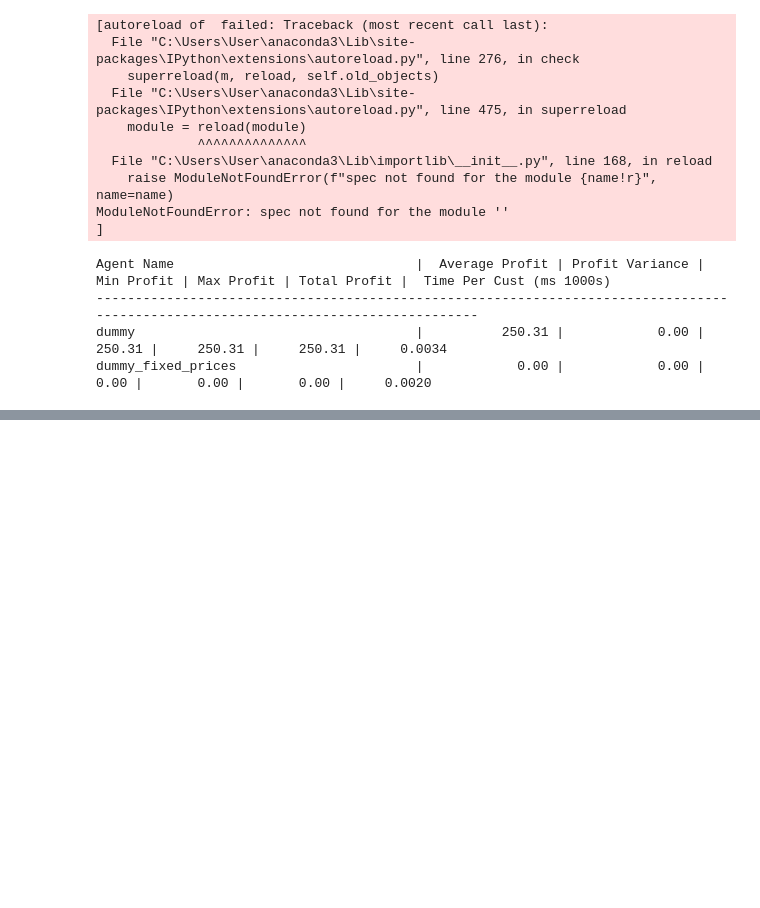
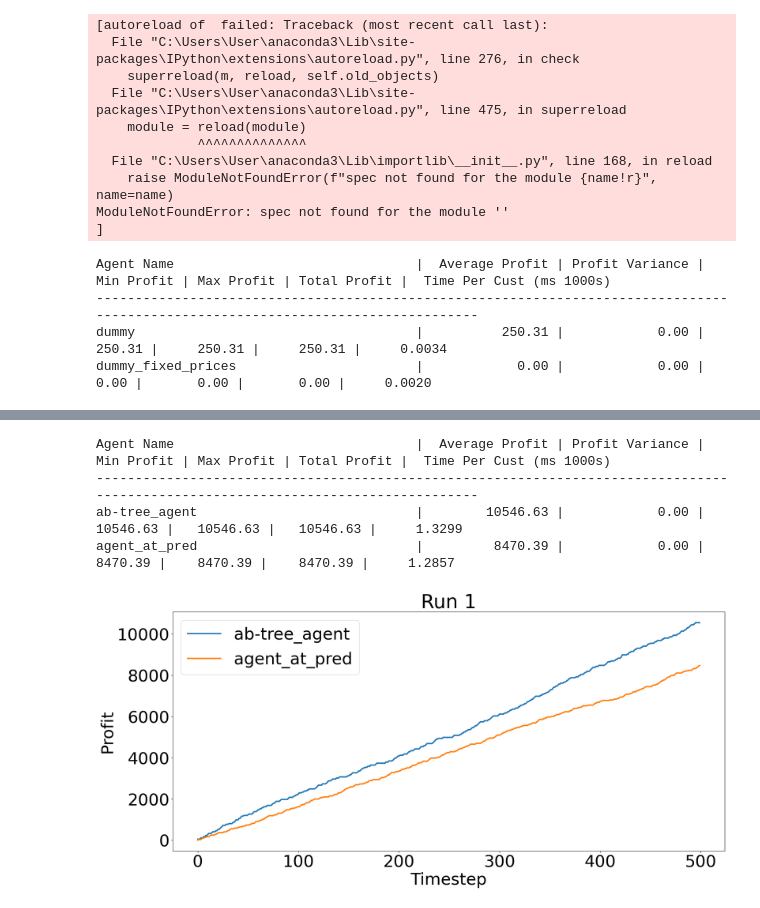
Before and after one commit to bwoody13/Competitive-Pricing-Algorithm, a Jupyter notebook: run_gym_headtohead_localcomputer.ipynb, the cells around one changed output, grey strips where cells are left out. Drawn from its saved outputs; the diff is of its cells as text; code cells hidden in the pictures; blank space fills up the shorter version.

```diff
--- a/run_gym_headtohead_localcomputer.ipynb
+++ b/run_gym_headtohead_localcomputer.ipynb
@@ -245,0 +260,9 @@ dummy_fixed_prices                       |            0.00 |            0.00 |
+# %%
+agentnames = ['ab-tree_agent', 'agent_at_pred']
+run_h2h(agentnames, num_runs=1, make_graphs=True)
+# %% [output]
+Agent Name                               |  Average Profit | Profit Variance | Min Profit | Max Profit | Total Profit |  Time Per Cust (ms 1000s)
+----------------------------------------------------------------------------------------------------------------------------------
+ab-tree_agent                            |        10546.63 |            0.00 |   10546.63 |   10546.63 |   10546.63 |     1.3299
+agent_at_pred                            |         8470.39 |            0.00 |    8470.39 |    8470.39 |    8470.39 |     1.2857
+[figure, added]
```
Also changed, not shown: parts of 6 cells of this notebook, 3 other files.
